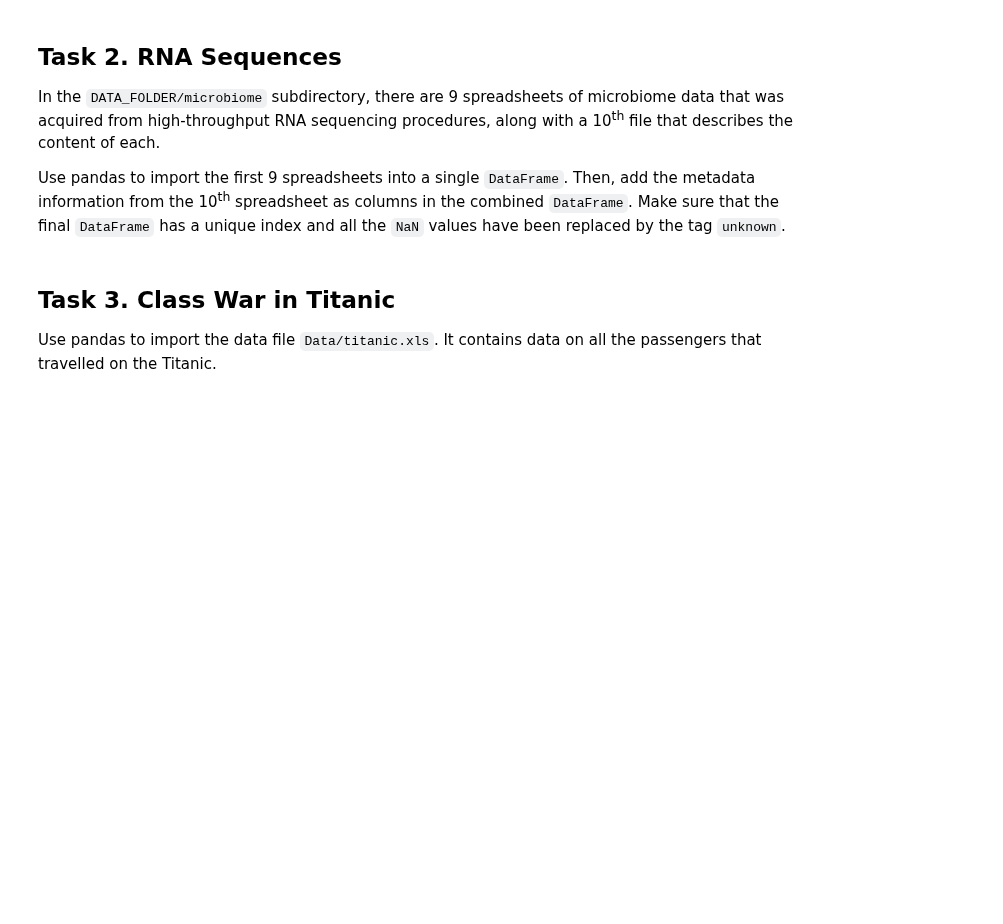
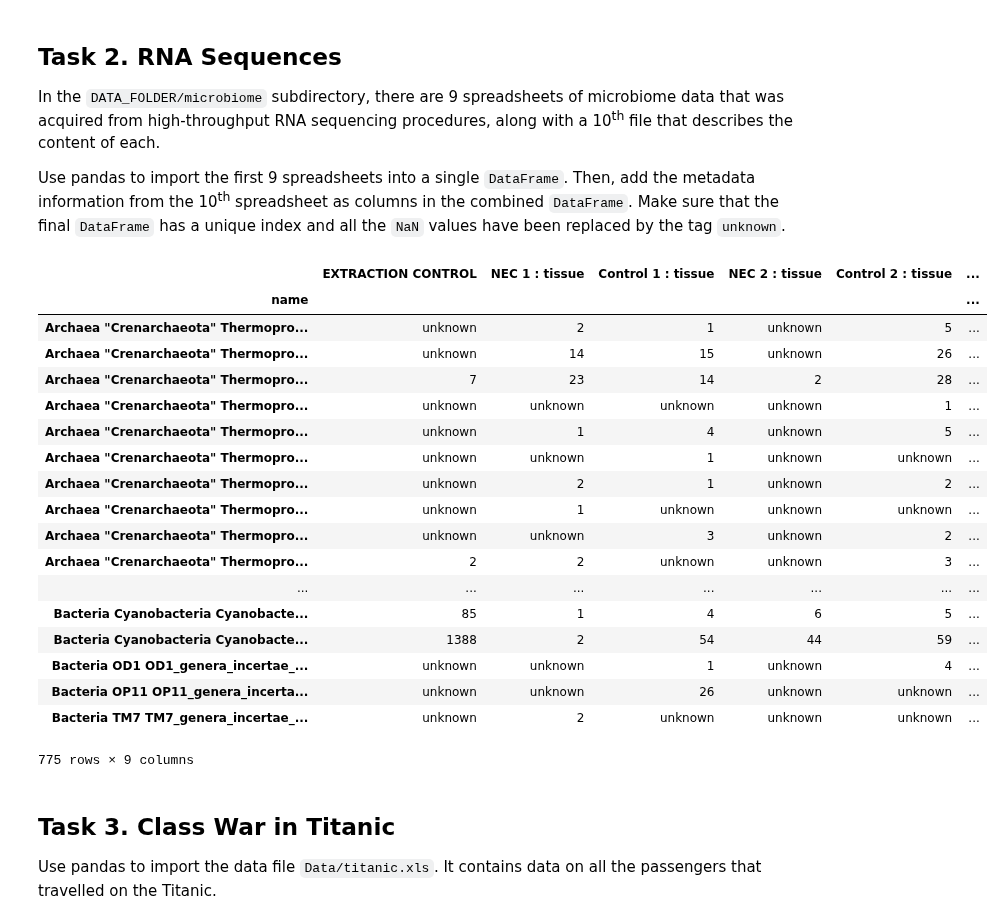
Before and after one commit to matthieuDev/ADA2017, a Jupyter notebook: 01 - Pandas and Data Wrangling/Homework 1.ipynb, the cells around one changed output. Saved outputs shown, nothing was run; the diff lists cells and outputs as text; code cells hidden in the pictures; blank space fills up the shorter version.

```diff
--- a/01 - Pandas and Data Wrangling/Homework 1.ipynb
+++ b/01 - Pandas and Data Wrangling/Homework 1.ipynb
@@ -156,3 +154,44 @@ Make sure that the final `DataFrame` has a unique index and all the `NaN` values
+# %%
+listConcat = []
+
+allFiles = glob.glob(DATA_FOLDER + "microbiome/MID*.xls")
+for file_ in allFiles:
+    newCsv = pd.read_excel(file_, sheetname='Sheet 1', header=None)
+    newCsv=newCsv.rename(columns={0:"name",1:file_.split("/")[-1].split(".")[0]})
+    listConcat.append(newCsv)
+
+RNAFrame = pd.concat(listConcat)
+RNAFrame=RNAFrame.groupby("name").sum()
+
+header = pd.read_excel(DATA_FOLDER + "microbiome/metadata.xls", sheetname='Sheet1', header=None)
+headerArray = header.values
+RNAFrame=RNAFrame.rename(columns={headerArray[1][0]:headerArray[1][1]  })
+for i in range (2 , len(headerArray)) :
+        RNAFrame=RNAFrame.rename(columns={headerArray[i][0]:headerArray[i][1] +" : " +str(headerArray[i][2]) })
+RNAFrame=RNAFrame.fillna('unknown')
+
+
+RNAFrame
+# %% [output]
+|  | EXTRACTION CONTROL | NEC 1 : tissue | Control 1 : tissue | NEC 2 : tissue | Control 2 : tissue | ... |
+| name |  |  |  |  |  | ... |
+| Archaea "Crenarchaeota" Thermopro... | unknown | 2 | 1 | unknown | 5 | ... |
+| Archaea "Crenarchaeota" Thermopro... | unknown | 14 | 15 | unknown | 26 | ... |
+| Archaea "Crenarchaeota" Thermopro... | 7 | 23 | 14 | 2 | 28 | ... |
+| Archaea "Crenarchaeota" Thermopro... | unknown | unknown | unknown | unknown | 1 | ... |
+| Archaea "Crenarchaeota" Thermopro... | unknown | 1 | 4 | unknown | 5 | ... |
+| Archaea "Crenarchaeota" Thermopro... | unknown | unknown | 1 | unknown | unknown | ... |
+| Archaea "Crenarchaeota" Thermopro... | unknown | 2 | 1 | unknown | 2 | ... |
+| Archaea "Crenarchaeota" Thermopro... | unknown | 1 | unknown | unknown | unknown | ... |
+| Archaea "Crenarchaeota" Thermopro... | unknown | unknown | 3 | unknown | 2 | ... |
+| Archaea "Crenarchaeota" Thermopro... | 2 | 2 | unknown | unknown | 3 | ... |
+| ... | ... | ... | ... | ... | ... | ... |
+| Bacteria Cyanobacteria Cyanobacte... | 85 | 1 | 4 | 6 | 5 | ... |
+| Bacteria Cyanobacteria Cyanobacte... | 1388 | 2 | 54 | 44 | 59 | ... |
+| Bacteria OD1 OD1_genera_incertae_... | unknown | unknown | 1 | unknown | 4 | ... |
+| Bacteria OP11 OP11_genera_incerta... | unknown | unknown | 26 | unknown | unknown | ... |
+| Bacteria TM7 TM7_genera_incertae_... | unknown | 2 | unknown | unknown | unknown | ... |
+775 rows × 9 columns
 # %% [markdown]
 ## Task 3. Class War in Titanic
 
```
Also changed, not shown: parts of 1 cell of this notebook.
